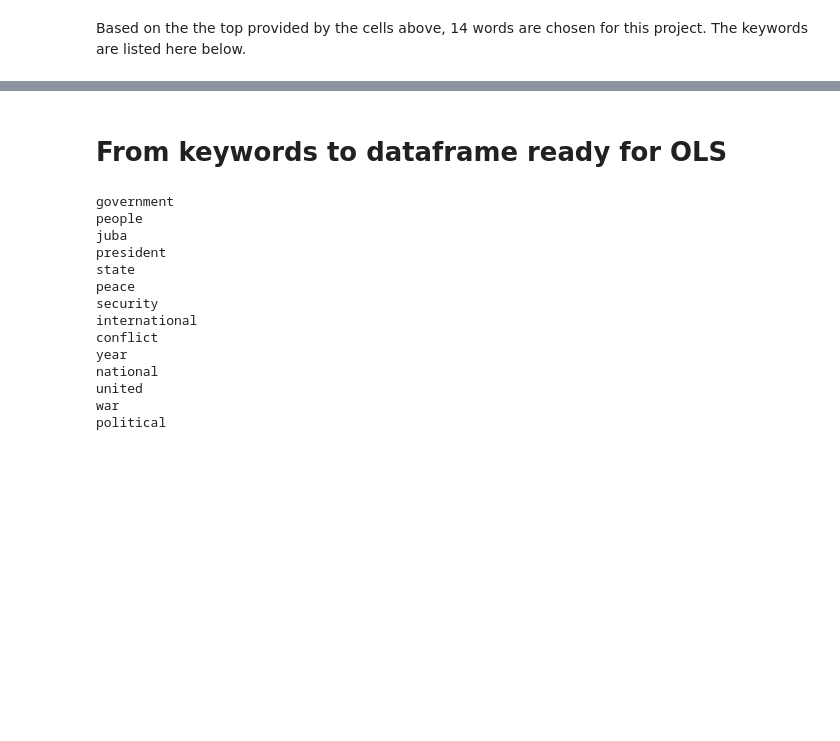
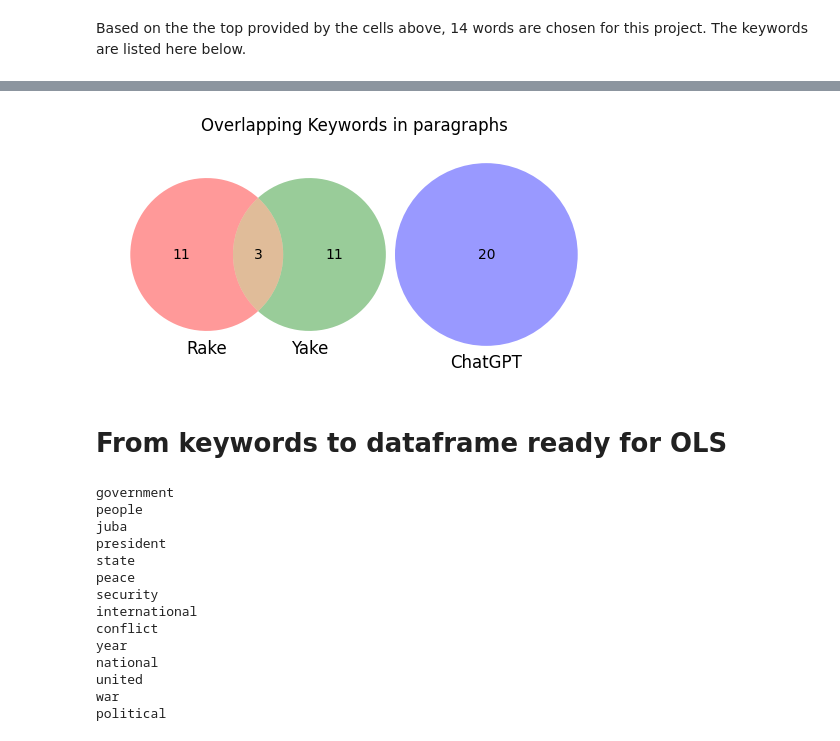
Before and after one commit to GielJW/JBG060-DC3-23-24-public, a Jupyter notebook: topic_modelling.ipynb, the cells around one changed output, grey strips where cells are left out. Cells and saved outputs as stored; diff of their text form; code cells hidden in the pictures; blank space fills up the shorter version.

```diff
--- a/topic_modelling.ipynb
+++ b/topic_modelling.ipynb
@@ -254,18 +406,3 @@ df_keywords_paragraph.rename(columns={0 :'values'}, inplace=True)
 # %% [markdown]
 Based on the the top provided by the cells above, 14 words are chosen for this project.
 The keywords are listed here below.
-# %%
-# Rake == generalish
-chosen_keywords_rake_summary = ['government', 'president', 'peace', 'juba', 'conflict', 'security',
-                            'violence', 'international', 'un', 'support', 'humanitarian', 'oil',
-                            'war', 'machar']
-
-chosen_keywords_rake_paragraphs = ['government', 'people','juba','president', 'state', 'peace','security',
-                                    'international','conflict', 'year', 'national', 'united', 'war', 'political']
-
-# Yake == location
-chosen_keywords_yake_paragraphs = ['juba', 'abyei', 'president', 'machar', 'Uganda', 'jonglei', 'darfur',
-                            'nile', 'minister', 'nuer', 'khartoum', 'government', 'police', 'ethiopia',]
-
-chosen_keywords_yake_summary = ['president', 'jonglei','uganda', 'abyei', 'machar', 'united', 'bor', 'ethiopia'
-                                 ,'republic', 'ababa', 'bentiu', 'malakal', 'kenya', 'unity']
@@ -272,3 +525,14 @@ chosen_keywords_yake_summary = ['president', 'jonglei','uganda', 'abyei', 'macha
+# %%
+from matplotlib_venn import venn3
+
+# Create a Venn diagram
+venn3([chosen_keywords_yake_paragraphs, chosen_keywords_rake_paragraphs, chosen_keywords_chat_gpt], ('Rake', 'Yake', 'ChatGPT'))
+
+# Display the diagram
+plt.title("Overlapping Keywords in paragraphs")
+plt.show()
+# %% [output]
+[figure, added]
 # %%
 def add_keywords_as_columns_to_dataframe(chosen_words_list_all_possibilities, dataframe):
     """Add the keywords generated by key word extraction method as a column to a dataframe
```
Also changed, not shown: parts of 18 cells of this notebook, 3 other files.
